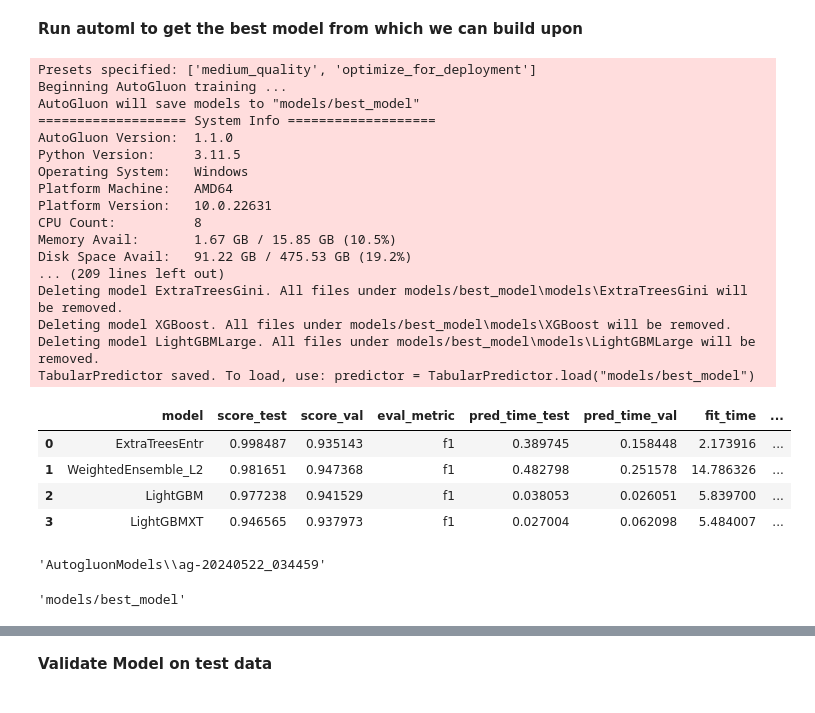
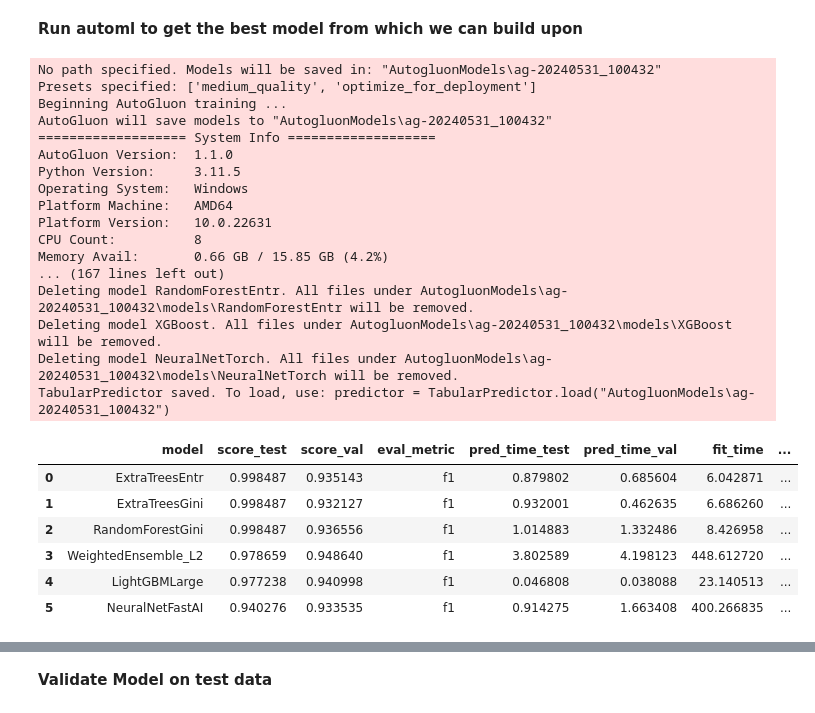
Before and after one commit to KimaniKibuthu/flood-prediction, a Jupyter notebook: notebooks/04_modelling.ipynb, the cells around one changed output, grey strips where cells are left out. Cells and saved outputs as stored; diff of their text form; code cells hidden in the pictures.

```diff
--- a/notebooks/04_modelling.ipynb
+++ b/notebooks/04_modelling.ipynb
@@ -35,47 +36,44 @@ config = load_config()
 train_data = pd.read_csv(config["data"]["train_data_path"])
 label = "Flood"
 
 
 # Split the data into train and validation sets
 train, val = train_test_split(
     train_data, test_size=0.1, stratify=train_data[label], random_state=42
 )
 train = TabularDataset(train)
 val = TabularDataset(val)
 # Run AutoML with stratified cross-validation
 predictor = TabularPredictor(
     label=label,
     eval_metric="f1",
     sample_weight="auto_weight",
-    path=config["modelling"]["models_directory"],
 ).fit(train_data, presets=["medium_quality", "optimize_for_deployment"])
 
 # Get the leaderboard of models
 predictor.leaderboard(val)
 # %% [output]
+No path specified. Models will be saved in: "AutogluonModels\ag-20240531_100432"
 Presets specified: ['medium_quality', 'optimize_for_deployment']
 Beginning AutoGluon training ...
-AutoGluon will save models to "models/best_model"
+AutoGluon will save models to "AutogluonModels\ag-20240531_100432"
 =================== System Info ===================
 AutoGluon Version:  1.1.0
 Python Version:     3.11.5
 Operating System:   Windows
 Platform Machine:   AMD64
 Platform Version:   10.0.22631
 CPU Count:          8
-Memory Avail:       1.67 GB / 15.85 GB (10.5%)
-Disk Space Avail:   91.22 GB / 475.53 GB (19.2%)
-... (209 lines left out)
-Deleting model ExtraTreesGini. All files under models/best_model\models\ExtraTreesGini will be removed.
-Deleting model XGBoost. All files under models/best_model\models\XGBoost will be removed.
-Deleting model LightGBMLarge. All files under models/best_model\models\LightGBMLarge will be removed.
-TabularPredictor saved. To load, use: predictor = TabularPredictor.load("models/best_model")
+Memory Avail:       0.66 GB / 15.85 GB (4.2%)
+... (167 lines left out)
+Deleting model RandomForestEntr. All files under AutogluonModels\ag-20240531_100432\models\RandomForestEntr will be removed.
+Deleting model XGBoost. All files under AutogluonModels\ag-20240531_100432\models\XGBoost will be removed.
+Deleting model NeuralNetTorch. All files under AutogluonModels\ag-20240531_100432\models\NeuralNetTorch will be removed.
+TabularPredictor saved. To load, use: predictor = TabularPredictor.load("AutogluonModels\ag-20240531_100432")
 |  | model | score_test | score_val | eval_metric | pred_time_test | pred_time_val | fit_time | ... |
-| 0 | ExtraTreesEntr | 0.998487 | 0.935143 | f1 | 0.389745 | 0.158448 | 2.173916 | ... |
-| 1 | WeightedEnsemble_L2 | 0.981651 | 0.947368 | f1 | 0.482798 | 0.251578 | 14.786326 | ... |
-| 2 | LightGBM | 0.977238 | 0.941529 | f1 | 0.038053 | 0.026051 | 5.839700 | ... |
-| 3 | LightGBMXT | 0.946565 | 0.937973 | f1 | 0.027004 | 0.062098 | 5.484007 | ... |
+| 0 | ExtraTreesEntr | 0.998487 | 0.935143 | f1 | 0.879802 | 0.685604 | 6.042871 | ... |
+| 1 | ExtraTreesGini | 0.998487 | 0.932127 | f1 | 0.932001 | 0.462635 | 6.686260 | ... |
+| 2 | RandomForestGini | 0.998487 | 0.936556 | f1 | 1.014883 | 1.332486 | 8.426958 | ... |
+| 3 | WeightedEnsemble_L2 | 0.978659 | 0.948640 | f1 | 3.802589 | 4.198123 | 448.612720 | ... |
+| 4 | LightGBMLarge | 0.977238 | 0.940998 | f1 | 0.046808 | 0.038088 | 23.140513 | ... |
+| 5 | NeuralNetFastAI | 0.940276 | 0.933535 | f1 | 0.914275 | 1.663408 | 400.266835 | ... |
-# %%
-predictor.path
-# %% [output]
-'AutogluonModels\\ag-20240522_034459'
@@ -84,4 +79,0 @@ import shutil
-# %%
-shutil.move(predictor.path, "models/best_model")
-# %% [output]
-'models/best_model'
```
Also changed, not shown: parts of 9 cells of this notebook, 4 other files.
